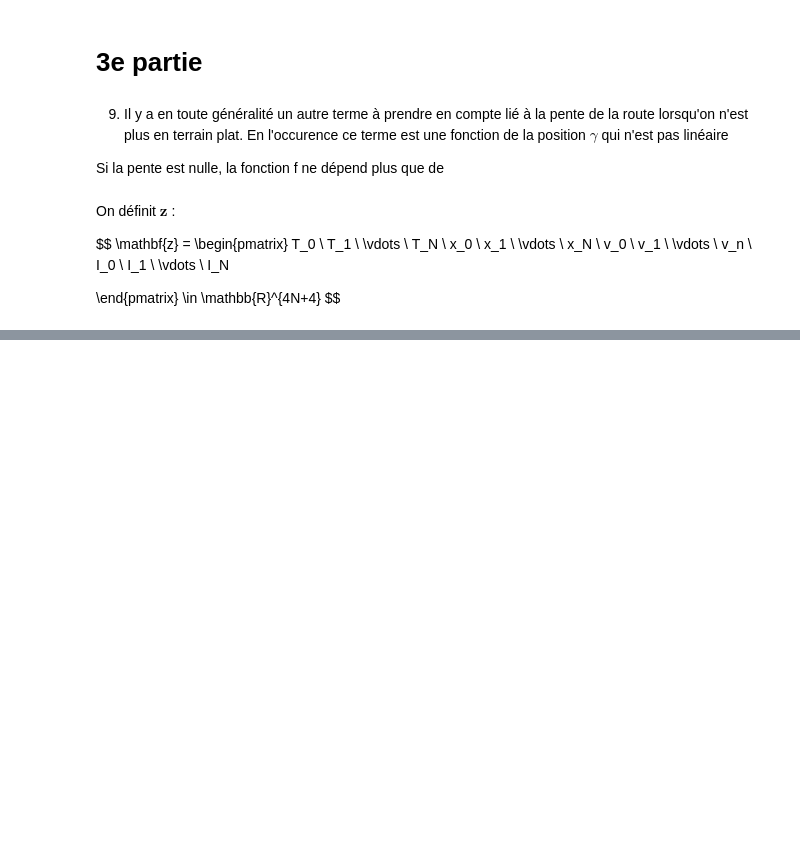
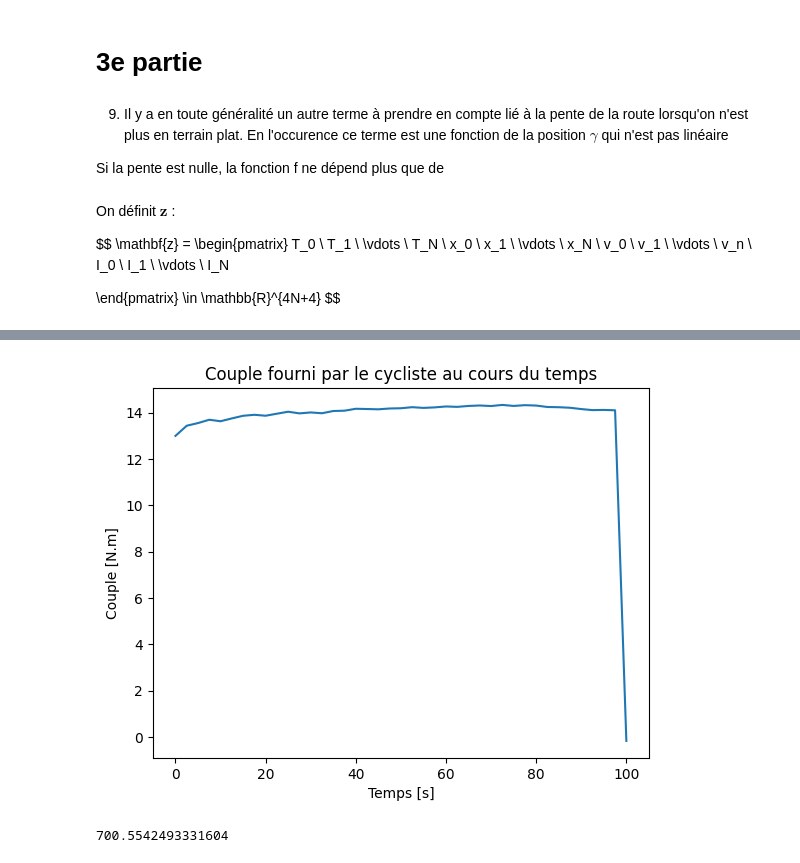
Before and after one commit to TLestanguet/OPTIMISATION, a Jupyter notebook: projet_opti.ipynb, the cells around one changed output, grey strips where cells are left out. Drawn from its saved outputs; the diff is of its cells as text; code cells hidden in the pictures; blank space fills up the shorter version.

```diff
--- a/projet_opti.ipynb
+++ b/projet_opti.ipynb
@@ -320,0 +383,11 @@ plt.show()
+# %%
+plt.plot(temps, couple_sol)
+plt.title('Couple fourni par le cycliste au cours du temps')
+plt.xlabel('Temps [s]')
+plt.ylabel('Couple [N.m]')
+plt.show()
+
+print(deltat*np.sum(intensite_sol))
+# %% [output]
+[figure, added]
+700.5542493331604
```
Also changed, not shown: parts of 6 cells of this notebook.
